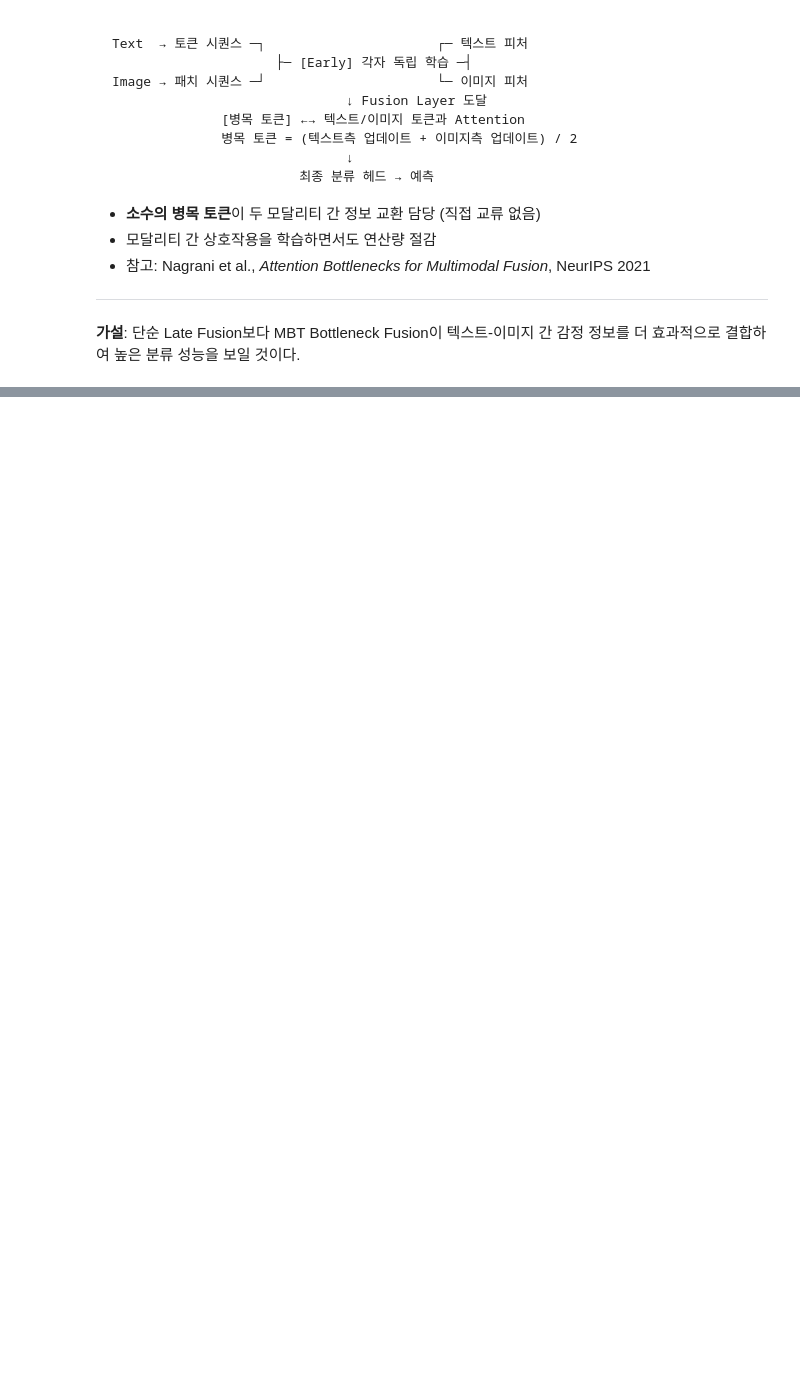
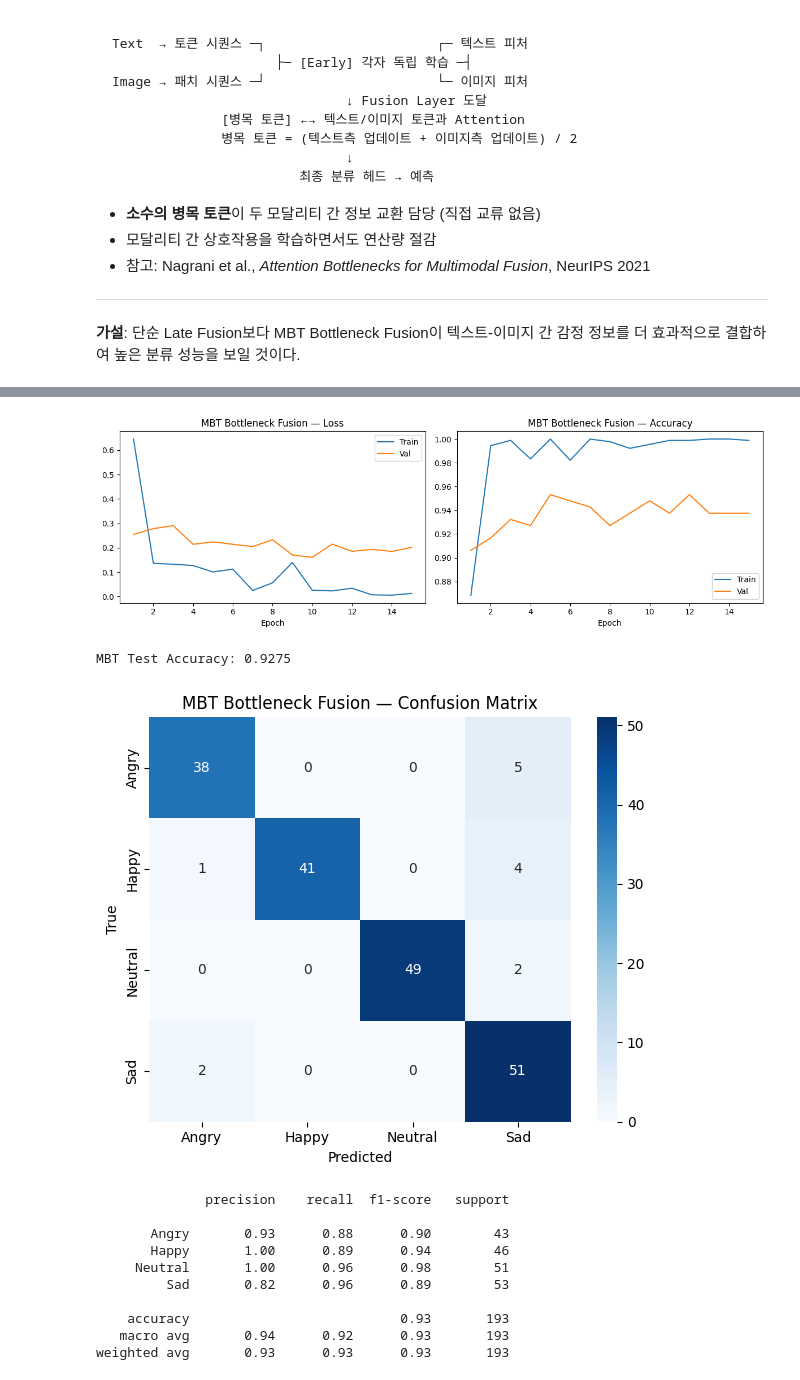
Before and after one commit to LeeHwon0217/0406, a Jupyter notebook: multimodal.ipynb, the cells around one changed output, grey strips where cells are left out. Saved outputs shown, nothing was run; the diff lists cells and outputs as text; code cells hidden in the pictures; blank space fills up the shorter version.

```diff
--- a/multimodal.ipynb
+++ b/multimodal.ipynb
@@ -229,0 +608,8 @@ Image → 패치 시퀀스 ─┘                      └─ 이미지 피처
+# %%
+mbt_model = MBTFusionModel(TextEncoder().to(DEVICE), ImageEncoder().to(DEVICE)).to(DEVICE)
+
+print("=== MBT Bottleneck Fusion 학습 시작 ===")
+mbt_history = run_training(mbt_model, train_loader, epochs=15, lr=1e-4)
+
+torch.save(mbt_model.state_dict(), os.path.join(SAVE_DIR, "mbt_fusion.pt"))
+print("가중치 저장 완료: checkpoints/mbt_fusion.pt")
@@ -229,0 +634,20 @@ Image → 패치 시퀀스 ─┘                      └─ 이미지 피처
+# %%
+plot_history(mbt_history, "MBT Bottleneck Fusion")
+
+_, mbt_test_acc, mbt_preds, mbt_labels = eval_epoch(mbt_model, test_loader)
+print(f"MBT Test Accuracy: {mbt_test_acc:.4f}")
+plot_confusion_matrix(mbt_preds, mbt_labels, "MBT Bottleneck Fusion")
+# %% [output]
+[figure, added]
+MBT Test Accuracy: 0.9275
+[figure, added]
+              precision    recall  f1-score   support
+
+       Angry       0.93      0.88      0.90        43
+       Happy       1.00      0.89      0.94        46
+     Neutral       1.00      0.96      0.98        51
+         Sad       0.82      0.96      0.89        53
+
+    accuracy                           0.93       193
+   macro avg       0.94      0.92      0.93       193
+weighted avg       0.93      0.93      0.93       193
```
Also changed, not shown: parts of 42 cells of this notebook, 1 other file.
